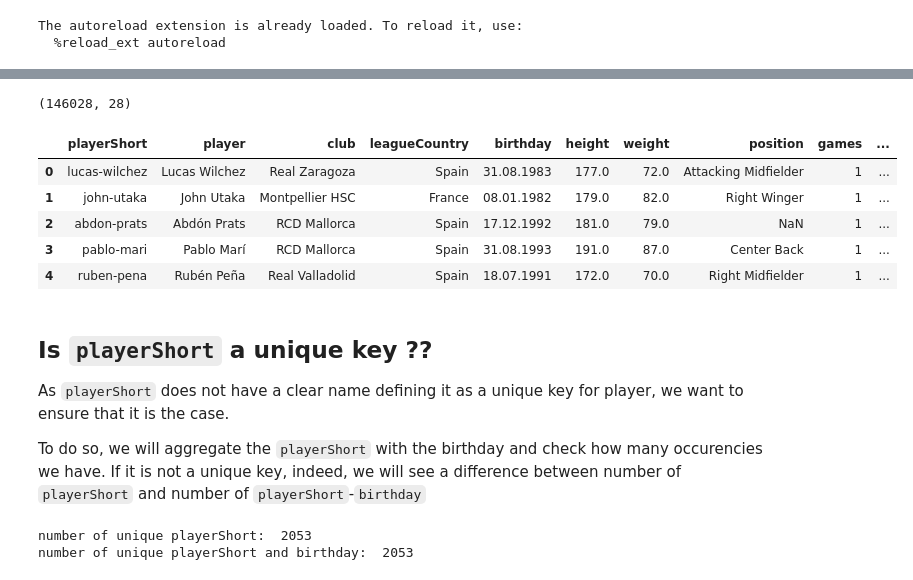
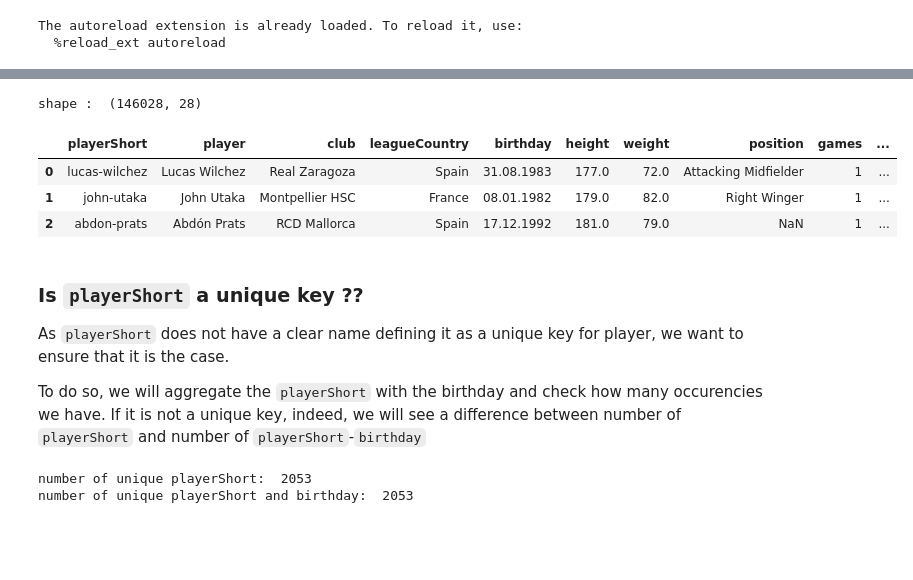
Before and after one commit to jmuth/ADA_homeworks, a Jupyter notebook: 04 - Applied ML/2_Clustering.ipynb, the cells around one changed output, grey strips where cells are left out. Drawn from its saved outputs; the diff is of its cells as text; code cells hidden in the pictures; blank space fills up the shorter version.

```diff
--- a/04 - Applied ML/2_Clustering.ipynb
+++ b/04 - Applied ML/2_Clustering.ipynb
@@ -25,17 +37,16 @@ First, we need to load the data.
 # %%
+# load data
 df = pd.read_csv('./data/CrowdstormingDataJuly1st.csv')
-print(df.shape)
-df.head(5)
+print("shape : ", df.shape)
+df.head(3)
 # %% [output]
-(146028, 28)
+shape :  (146028, 28)
 |  | playerShort | player | club | leagueCountry | birthday | height | weight | position | games | ... |
 | 0 | lucas-wilchez | Lucas Wilchez | Real Zaragoza | Spain | 31.08.1983 | 177.0 | 72.0 | Attacking Midfielder | 1 | ... |
 | 1 | john-utaka | John Utaka | Montpellier HSC | France | 08.01.1982 | 179.0 | 82.0 | Right Winger | 1 | ... |
 | 2 | abdon-prats | Abdón Prats | RCD Mallorca | Spain | 17.12.1992 | 181.0 | 79.0 | NaN | 1 | ... |
-| 3 | pablo-mari | Pablo Marí | RCD Mallorca | Spain | 31.08.1993 | 191.0 | 87.0 | Center Back | 1 | ... |
-| 4 | ruben-pena | Rubén Peña | Real Valladolid | Spain | 18.07.1991 | 172.0 | 70.0 | Right Midfielder | 1 | ... |
 # %% [markdown]
-## Is `playerShort` a unique key ??
+### Is `playerShort` a unique key ??
 
 As `playerShort` does not have a clear name defining it as a unique key for player, we want to ensure that it is the case.
 
```
Also changed, not shown: parts of 94 cells of this notebook, 1 other file.
